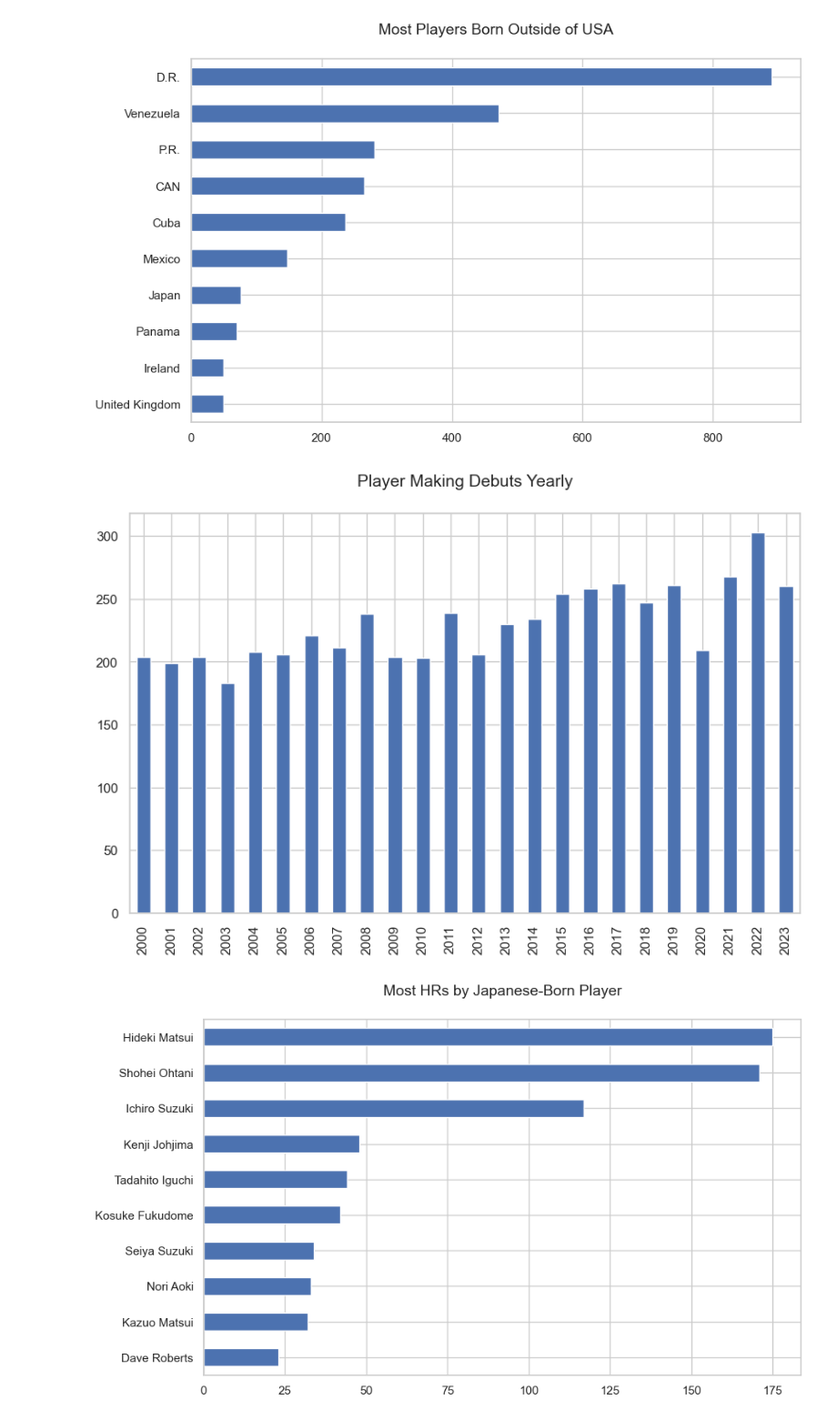
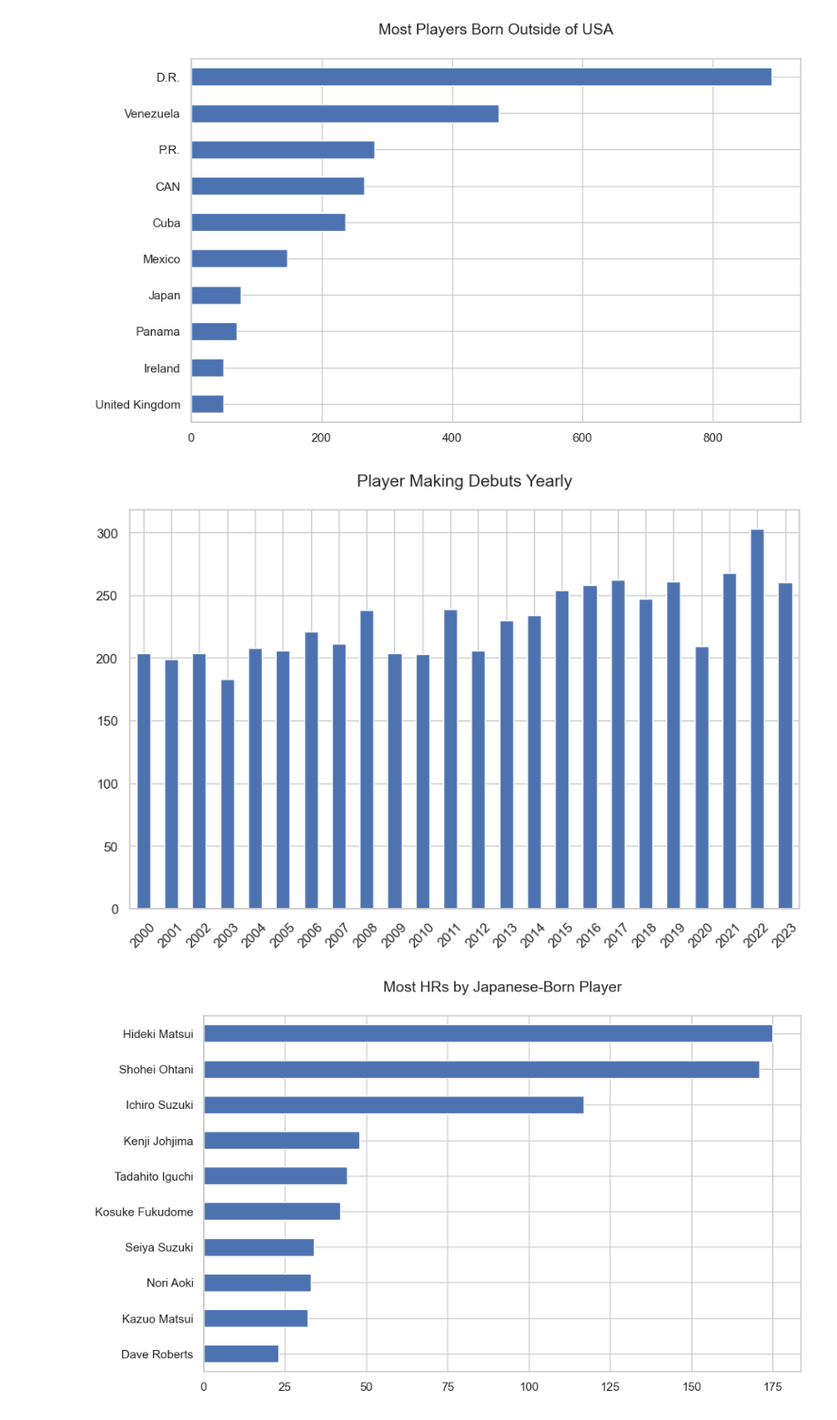
Before and after one commit to ChuSeng99/mlb-lahman, a Jupyter notebook: mlb.ipynb, the cells around one changed output. Shown at 91% size. Cells and saved outputs as stored; diff of their text form; code cells hidden in the pictures.

```diff
--- a/mlb.ipynb
+++ b/mlb.ipynb
@@ -99,17 +88,18 @@ plt.show()
 # %%
 (
     df_people
     .pipe(lambda df_: df_[df_['debutYear'] >= 2000])
     .debutYear.value_counts()
     .sort_index()
     .plot(kind='bar')
 )
 
 plt.xlabel('')
-plt.title('Player Making Debuts Yearly', y=1.05)
+plt.title('Player Making Debuts Yearly', pad=20)
+plt.xticks(rotation=45)
 plt.show()
 # %% [output]
-[figure, old version]
+[figure, new version]
 # %%
 (
     df_people
```
Also changed, not shown: parts of 3 cells of this notebook, 2 other files.
